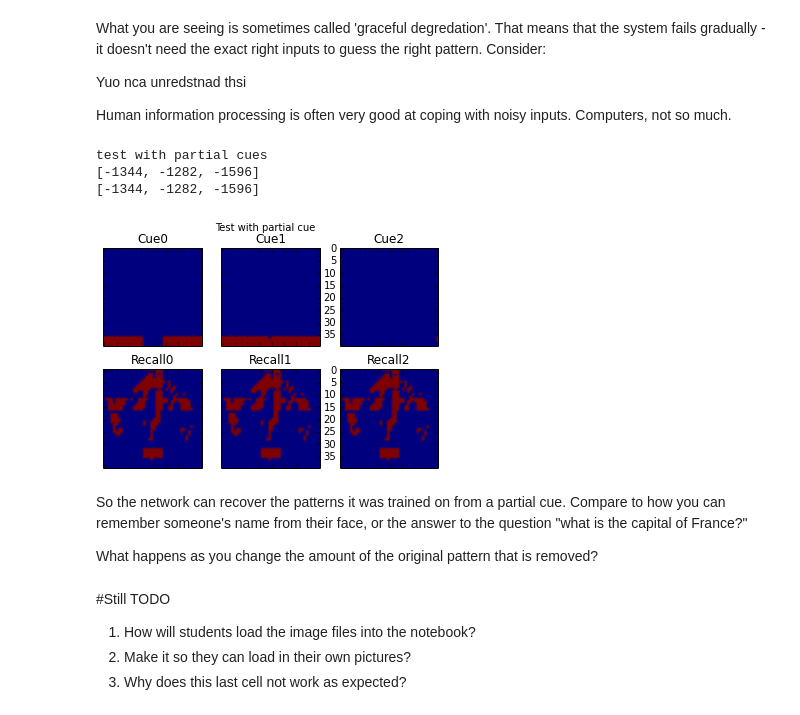
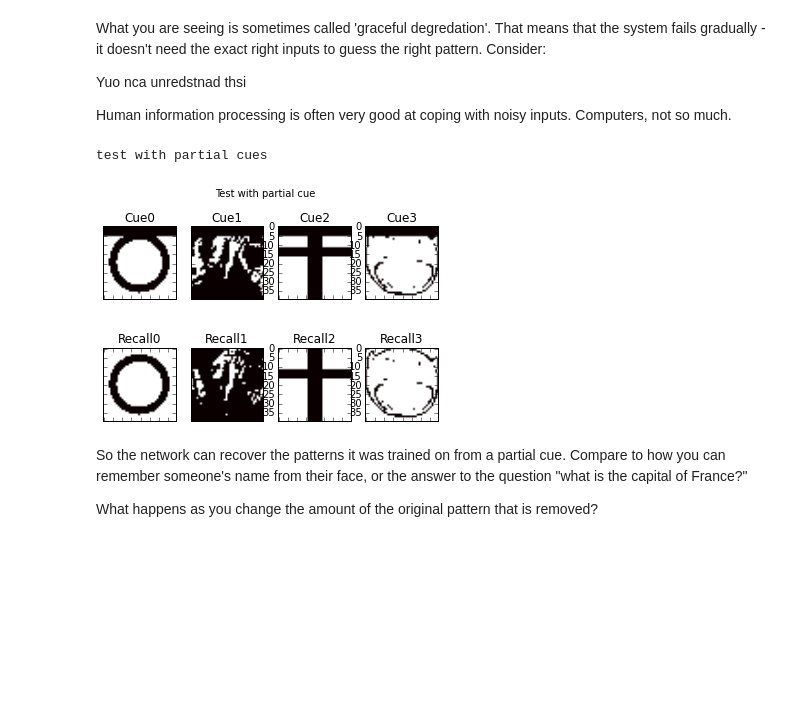
Before and after one commit to tomstafford/emerge, a Jupyter notebook: lecture4.ipynb, the cells around one changed output. Cells and saved outputs as stored; diff of their text form; code cells hidden in the pictures; blank space fills up the shorter version.

```diff
--- a/lecture4.ipynb
+++ b/lecture4.ipynb
@@ -121,7 +121,7 @@ f, axarr = plt.subplots(1,len(patterns))
 
 for p in range(len(patterns)):
     #axarr[0, p].imshow(patterns[p].reshape((side,side)),cmap=cm.binary, interpolation='nearest')
-    axarr[p].imshow(patterns[p].reshape((side,side)))
+    axarr[p].imshow(patterns[p].reshape((side,side)), cmap="binary")
     #axarr[0, p].set_title('Cue' + str(p))
 
 # Fine-tune figure; hide x ticks for top plots and y ticks for right plots
@@ -153,10 +153,10 @@ f, axarr = plt.subplots(2, len(patterns))
 
 for p in range(len(patterns)):
     #axarr[0, p].imshow(patterns[p].reshape((side,side)),cmap=cm.binary, interpolation='nearest')
-    axarr[0, p].imshow(patterns[p].reshape((side,side)))
+    axarr[0, p].imshow(patterns[p].reshape((side,side)), cmap="binary")
     axarr[0, p].set_title('Cue' + str(p))
     #axarr[1, p].imshow(recall(W,patterns)[p].reshape((side,side)),cmap=cm.binary, interpolation='nearest')
-    axarr[1, p].imshow(recall(W,patterns)[p].reshape((side,side)))
+    axarr[1, p].imshow(recall(W,patterns)[p].reshape((side,side)), cmap="binary")
     axarr[1, p].set_title('Recall' + str(p))
 # Fine-tune figure; hide x ticks for top plots and y ticks for right plots
 plt.setp([a.get_xticklabels() for a in axarr[0, :]], visible=False)
@@ -176,6 +176,11 @@ They should match. Graphically this isn't very interesting, but it means that th
 You can recognise a face you've seen before in a new circumstances. You can recognise someone on a dark night, in the rain, even if they've changed their haircut. What does this mean to our network? Well, we can't give our patterns makeup, but we can alter them at random and see what how our network responds'
 # %%
 noise=0.1
+
+#reload original patterns.
+#There's some variable reference / variable copying thing I don't understand that makes this necessary
+patterns=np.array([from_jpg(p) for p in files]) #put individual patterns in array
+
 
 print "degrade patterns with noise"
 testpatterns=degrade(patterns,noise)
@@ -185,10 +190,10 @@ f, axarr = plt.subplots(2, len(patterns))
 
 for p in range(len(testpatterns)):
     #axarr[0, p].imshow(patterns[p].reshape((side,side)),cmap=cm.binary, interpolation='nearest')
-    axarr[0, p].imshow(testpatterns[p].reshape((side,side)))
+    axarr[0, p].imshow(testpatterns[p].reshape((side,side)), cmap="binary")
     axarr[0, p].set_title('Cue' + str(p))
     #axarr[1, p].imshow(recall(W,patterns)[p].reshape((side,side)),cmap=cm.binary, interpolation='nearest')
-    axarr[1, p].imshow(recall(W,testpatterns)[p].reshape((side,side)))
+    axarr[1, p].imshow(recall(W,testpatterns)[p].reshape((side,side)), cmap="binary")
     axarr[1, p].set_title('Recall' + str(p))
 # Fine-tune figure; hide x ticks for top plots and y ticks for right plots
 plt.setp([a.get_xticklabels() for a in axarr[0, :]], visible=False)
@@ -210,48 +215,39 @@ Yuo nca unredstnad thsi
 Human information processing is often very good at coping with noisy inputs. Computers, not so much.
 # %%
 #Recognition from partial cues
-# %%
-print"test with partial cues"
-
-proportion=0.5
-
-testpatterns=[makepartial(p,proportion) for p in patterns]
-b=[makepartial(p,0.1) for p in patterns]
-c=[makepartial(p,0.9) for p in patterns]
-
-print [sum(p) for p in b]
-print [sum(p) for p in c]
-# %% [output]
-test with partial cues
-[-1344, -1282, -1596]
-[-1344, -1282, -1596]
+# %%
+print"test with partial cues"
+
+proportion=0.15
+
+#reload original patterns.
+#There's some variable reference / variable copying thing I don't understand that makes this necessary
+patterns=np.array([from_jpg(p) for p in files]) #put individual patterns in array
+
+testpatterns=[makepartial(p,proportion) for p in patterns]
+# %% [output]
+test with partial cues
 # %%
 # Four axes, returned as a 2-d array
 f, axarr = plt.subplots(2, len(testpatterns))
 
 for p in range(len(testpatterns)):
     #axarr[0, p].imshow(patterns[p].reshape((side,side)),cmap=cm.binary, interpolation='nearest')
-    axarr[0, p].imshow(testpatterns[p].reshape((side,side)))
+    axarr[0, p].imshow(testpatterns[p].reshape((side,side)), cmap="hot")
     axarr[0, p].set_title('Cue' + str(p))
     #axarr[1, p].imshow(recall(W,patterns)[p].reshape((side,side)),cmap=cm.binary, interpolation='nearest')
-    axarr[1, p].imshow(recall(W,testpatterns)[p].reshape((side,side)))
+    axarr[1, p].imshow(recall(W,testpatterns)[p].reshape((side,side)), cmap="hot")
     axarr[1, p].set_title('Recall' + str(p))
 # Fine-tune figure; hide x ticks for top plots and y ticks for right plots
 plt.setp([a.get_xticklabels() for a in axarr[0, :]], visible=False)
 plt.setp([a.get_xticklabels() for a in axarr[1, :]], visible=False)
 plt.setp([a.get_yticklabels() for a in axarr[:, 0]], visible=False)
 plt.setp([a.get_yticklabels() for a in axarr[:, 1]], visible=False)
 plt.suptitle('Test with partial cue')
 plt.savefig('partialcue.png')
 # %% [output]
-[figure, old version]
+[figure, new version]
 # %% [markdown]
 So the network can recover the patterns it was trained on from a partial cue. Compare to how you can remember someone's name from their face, or the answer to the question "what is the capital of France?"
 
 What happens as you change the amount of the original pattern that is removed?
-# %% [markdown]
-#Still TODO
-
-1. How will students load the image files into the notebook?
-2. Make it so they can load in their own pictures?
-3. Why does this last cell not work as expected?
```
Also changed, not shown: parts of 5 cells of this notebook.
